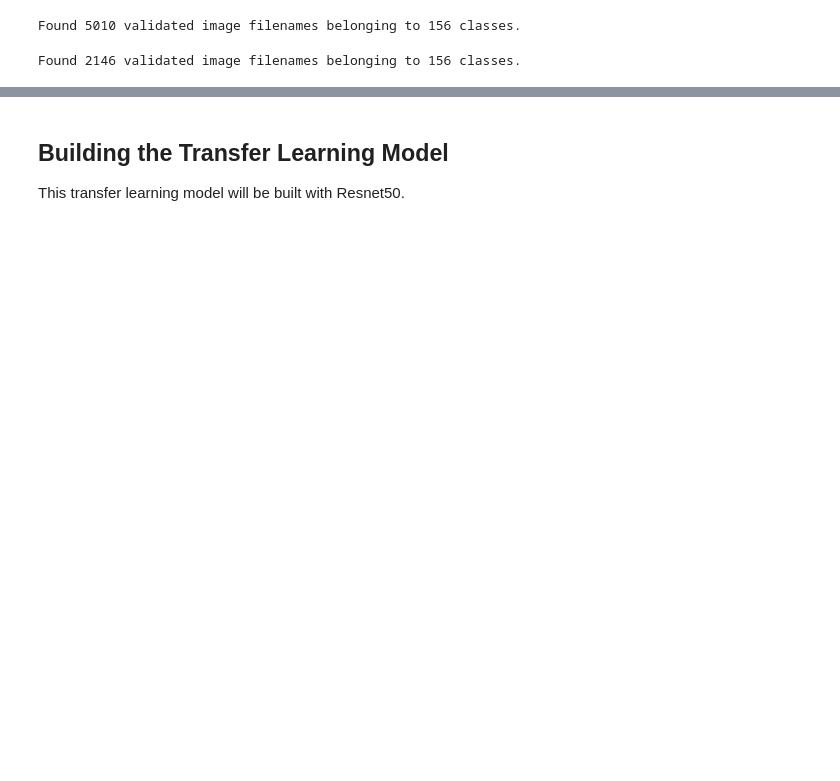
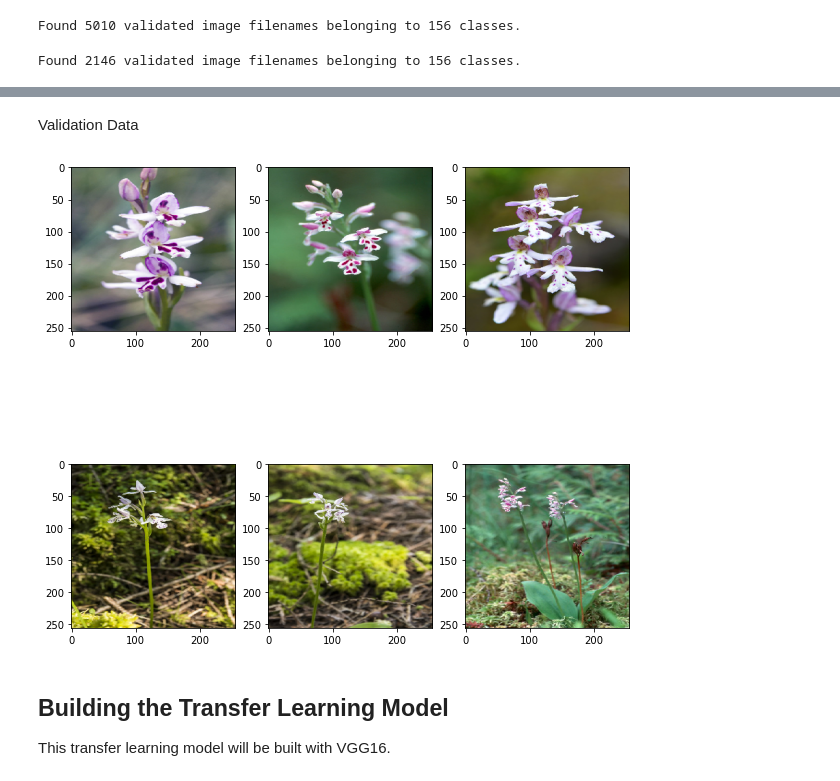
Before and after one commit to dkwliu/AllProjects, a Jupyter notebook: Python/Orchid CNN/HW2_DavidLiu_Q2.ipynb, the cells around one changed output, grey strips where cells are left out. Cells and saved outputs as stored; diff of their text form; code cells hidden in the pictures; blank space fills up the shorter version.

```diff
--- a/Python/Orchid CNN/HW2_DavidLiu_Q2.ipynb
+++ b/Python/Orchid CNN/HW2_DavidLiu_Q2.ipynb
@@ -149,10 +156,10 @@ orchid_img_val = image_data.flow_from_dataframe(
     x_col = "Images",
     y_col = "Labels",
     batch_size = 32,
-    seed = 3,
+    seed = 2,
     shuffle = False,
     class_mode = "categorical",
-    target_size = (300,300),
+    target_size = (256,256),
 )
 # %% [output]
 Found 2146 validated image filenames belonging to 156 classes.
@@ -159,4 +181,18 @@ Found 2146 validated image filenames belonging to 156 classes.
+# %% [markdown]
+Validation Data
+# %%
+#help(orchid_img_val)
+x,y = orchid_img_val.next()
+
+plt.figure(figsize=(10,10))
+
+for each in range(6):
+    plt.subplot(2,3, each+1)
+    image = x[each]
+    plt.imshow(image)
+# %% [output]
+[figure, added]
 # %% [markdown]
 ## Building the Transfer Learning Model
 
-This transfer learning model will be built with Resnet50.
+This transfer learning model will be built with VGG16.
```
Also changed, not shown: parts of 19 cells of this notebook, 1 other file.
